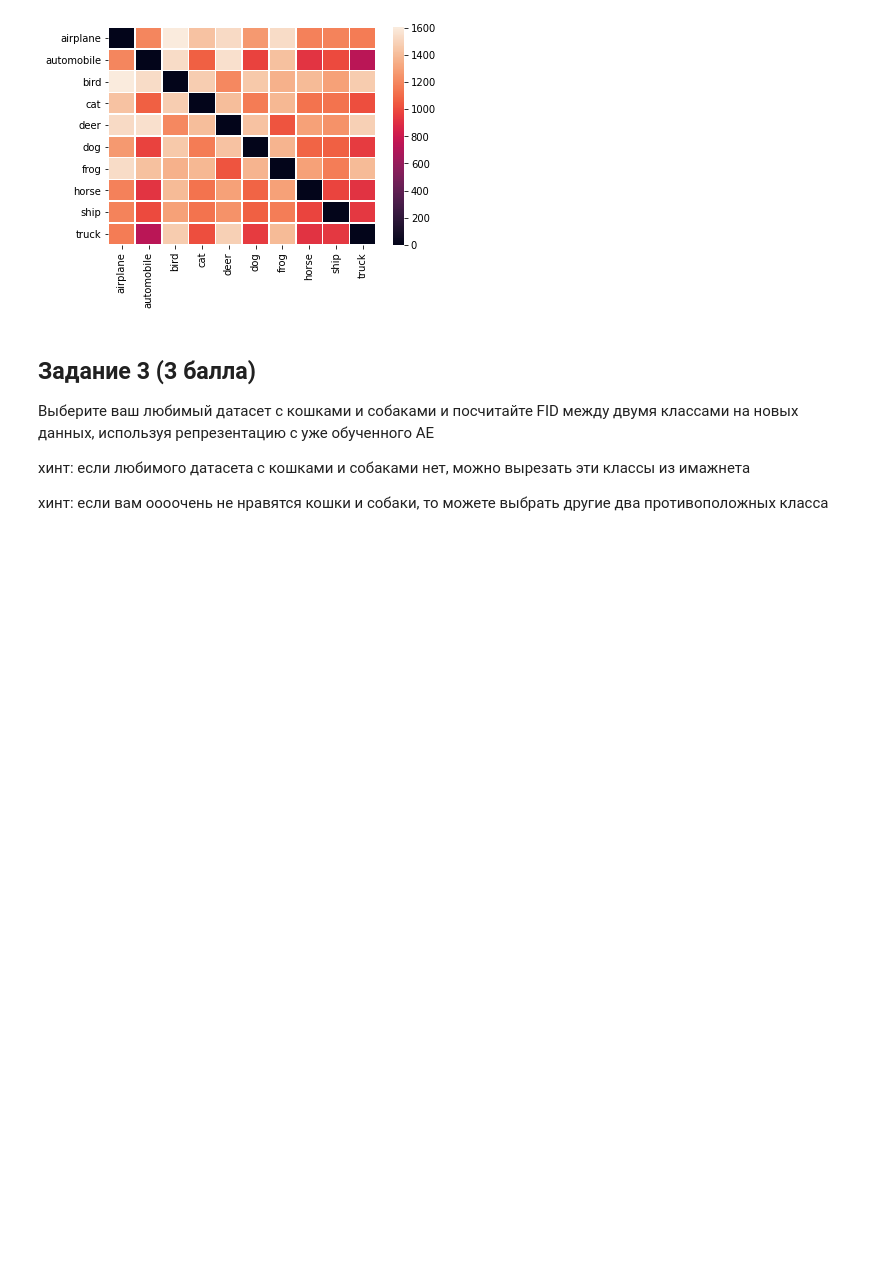
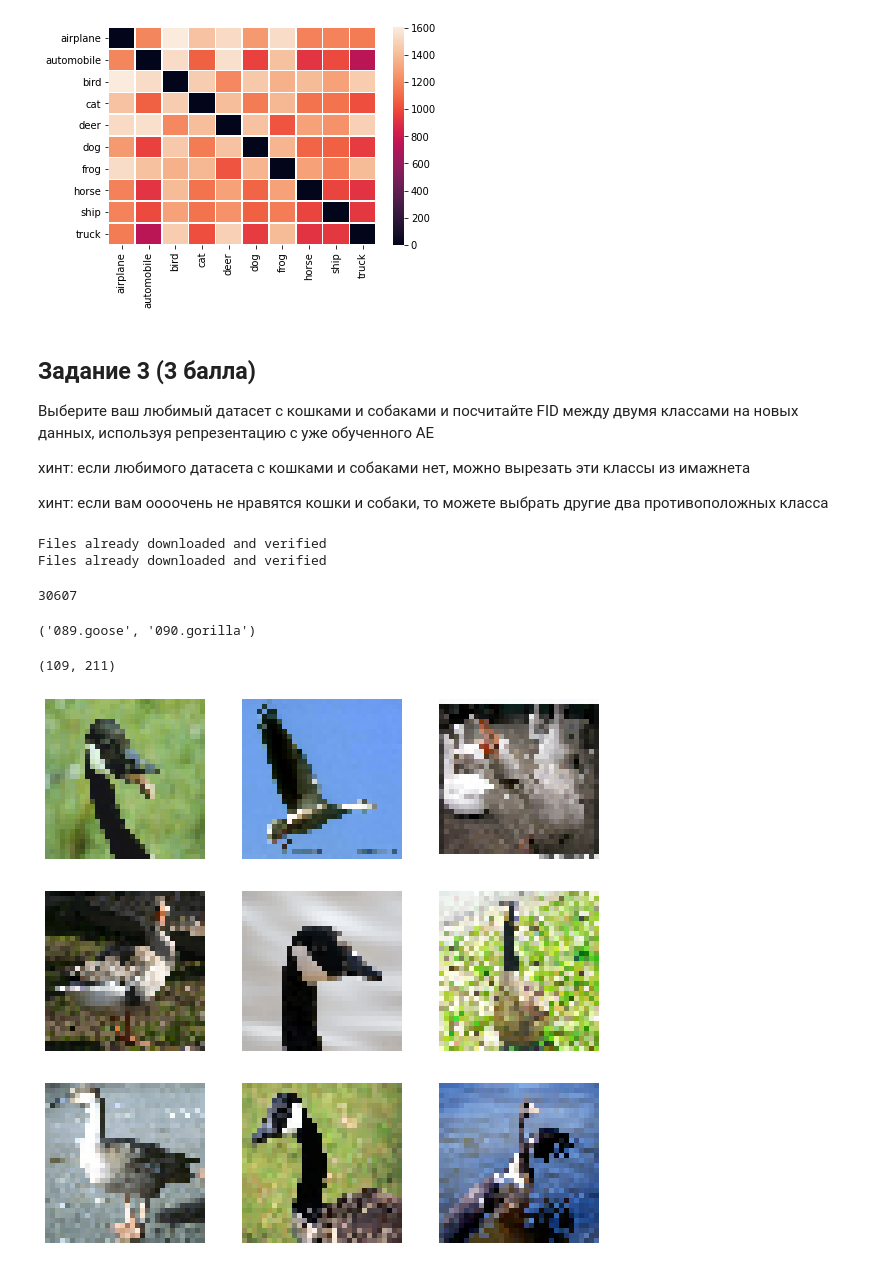
Before and after one commit to SpirinEgor/HSE.gans, a Jupyter notebook: homework_1/hw1_ae_fid_manualgrading.ipynb, the cells around one changed output. Cells and saved outputs as stored; diff of their text form; code cells hidden in the pictures; blank space fills up the shorter version.

```diff
--- a/homework_1/hw1_ae_fid_manualgrading.ipynb
+++ b/homework_1/hw1_ae_fid_manualgrading.ipynb
@@ -430,3 +426,36 @@ plt.show()
 хинт: если любимого датасета с кошками и собаками нет, можно вырезать эти классы из имажнета
 
 хинт: если вам оооочень не нравятся кошки и собаки, то можете выбрать другие два противоположных класса
+# %%
+transform = transforms.Compose([transforms.ToTensor(), transforms.Resize((32, 32)), lambda x: (x * 2) - 1])
+# %%
+caltech_dataset = datasets.Caltech256("./caltech256",  download=True)
+! rm -rf ./caltech256/caltech256/256_ObjectCategories/198.spider/RENAME2 ./caltech256/caltech256/256_ObjectCategories/056.dog/greg
+caltech_dataset = datasets.Caltech256("./caltech256", transform=transform, download=True)
+len(caltech_dataset)
+# %% [output]
+Files already downloaded and verified
+Files already downloaded and verified
+30607
+# %%
+CLASS_ID_1 = 88
+CLASS_ID_2 = 89
+caltech_dataset.categories[CLASS_ID_1], caltech_dataset.categories[CLASS_ID_2]
+# %% [output]
+('089.goose', '090.gorilla')
+# %%
+target_images = [(img, target) for img, target in tqdm(caltech_dataset) if target == CLASS_ID_1 or target == CLASS_ID_2]
+cls_1_images = [img for img, target in target_images if target == CLASS_ID_1 and img.shape[0] == 3]
+cls_2_images = [img for img, target in target_images if target == CLASS_ID_2 and img.shape[0] == 3]
+len(cls_1_images), len(cls_2_images)
+# %% [output]
+(109, 211)
+# %%
+plt.figure(figsize=(10, 10))
+for index, image in enumerate(cls_1_images[:9]):
+    plt.subplot(3, 3, index + 1)
+    plt.imshow(denormalize_image(image.permute(1, 2, 0)))
+    plt.axis("off")
+plt.show()
+# %% [output]
+[figure, added]
```
Also changed, not shown: parts of 10 cells of this notebook, 1 other file.
